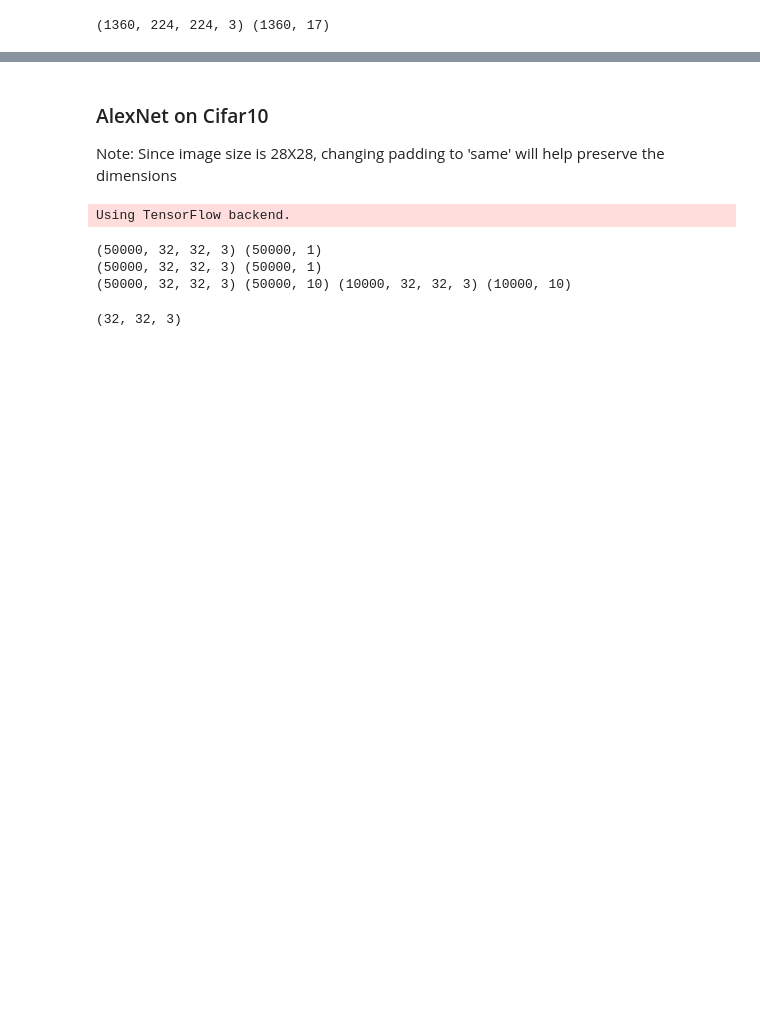
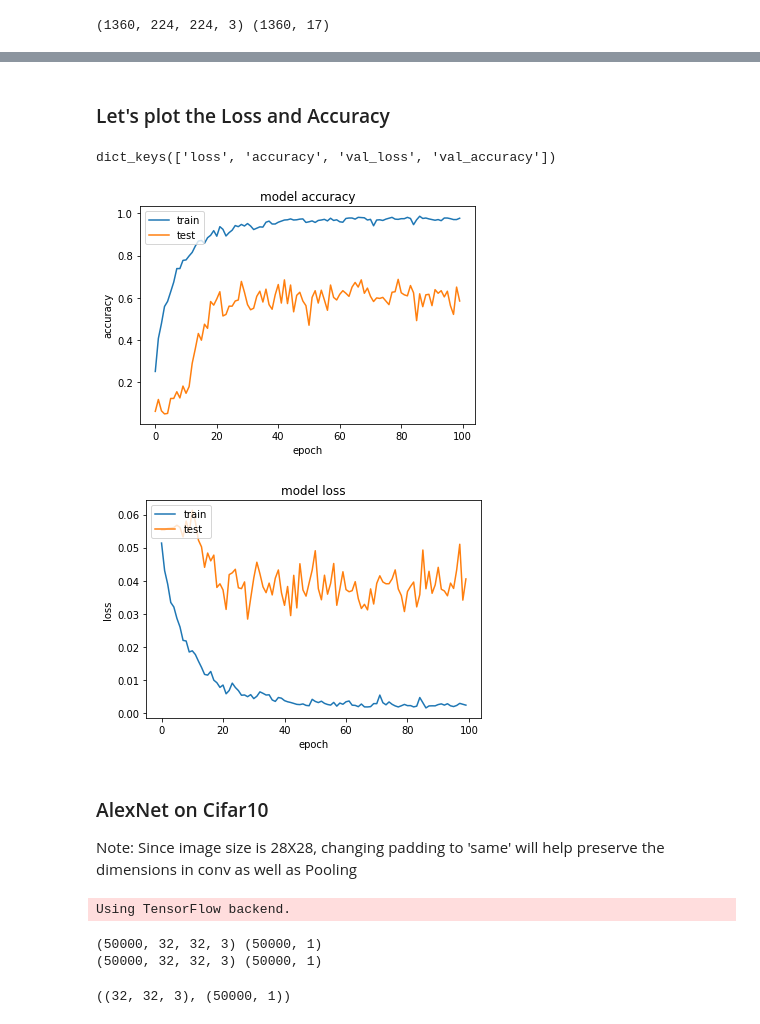
Before and after one commit to sachinkun21/CNN_Architectures, a Jupyter notebook: AlexNet_Tensorflow.ipynb, the cells around one changed output, grey strips where cells are left out. Drawn from its saved outputs; the diff is of its cells as text; code cells hidden in the pictures; blank space fills up the shorter version.

```diff
--- a/AlexNet_Tensorflow.ipynb
+++ b/AlexNet_Tensorflow.ipynb
@@ -324,12 +317,12 @@ class AlexNet(tf.keras.Model):
     super(AlexNet,self).__init__()
     self.inp   = tf.keras.Input(shape=shape)
 
-    self.conv1 = tf.keras.layers.Conv2D(filters = 96,kernel_size = (11,11),activation=act_fun, strides=(4,4), padding='valid')
+    self.conv1 = tf.keras.layers.Conv2D(filters = 96,kernel_size = (11,11),activation=act_fun, strides=(4,4), padding=padding)
     self.pool1 = tf.keras.layers.MaxPooling2D(pool_size=(3,3), strides=(2,2), padding = padding)
     self.BN_1  = tf.keras.layers.BatchNormalization()
 
     # 2nd Convolutional Layer
-    self.conv2 = tf.keras.layers.Conv2D(filters=256, kernel_size=(5,5), strides=(1,1), padding='valid', activation=act_fun)
+    self.conv2 = tf.keras.layers.Conv2D(filters=256, kernel_size=(5,5), strides=(1,1), padding=padding, activation=act_fun)
     self.pool2 = tf.keras.layers.MaxPooling2D(pool_size=(3, 3) ,strides=(2,2), padding = padding)
     self.BN_2  = tf.keras.layers.BatchNormalization()
 
@@ -431,7 +480,10 @@ print(x.shape,y.shape)
 # %%
+# model Object
 alexnet = AlexNet(act_fun = 'relu', shape=x.shape[1:], pred_shape = y.shape[1:][0], padding = 'valid')
 
-batch_size = 64
+# Batch Size
+batch_size = 32
 
-alexnet.compile(optimizer= tf.keras.optimizers.Adam(), loss='mse',metrics = ['accuracy'])
+# Compiling model with Optimizer and Loss
+alexnet.compile(optimizer= tf.keras.optimizers.Adam(learning_rate = 0.0001), loss='mse',metrics = ['accuracy'])
 # %%
@@ -478,7 +531,36 @@ _________________________________________________________________
+# %% [markdown]
+### Let's plot the Loss and Accuracy
+# %%
+history = alexnet.history
+
+# list all data in history
+print(history.history.keys())
+
+# plot history for accuracy
+plt.plot(history.history['accuracy'])
+plt.plot(history.history['val_accuracy'])
+plt.title('model accuracy')
+plt.ylabel('accuracy')
+plt.xlabel('epoch')
+plt.legend(['train', 'test'], loc='upper left')
+plt.show()
+
+# plot history for loss
+plt.plot(history.history['loss'])
+plt.plot(history.history['val_loss'])
+plt.title('model loss')
+plt.ylabel('loss')
+plt.xlabel('epoch')
+plt.legend(['train', 'test'], loc='upper left')
+plt.show()
+# %% [output]
+dict_keys(['loss', 'accuracy', 'val_loss', 'val_accuracy'])
+[figure, added]
+[figure, added]
 # %% [markdown]
 ### AlexNet on Cifar10
 
-Note: Since image size is 28X28, changing padding to 'same' will help preserve the dimensions
+Note: Since image size is 28X28, changing padding to 'same' will help preserve the dimensions in conv as well as Pooling
 # %%
 import keras
 from keras.datasets import cifar10
@@ -499,17 +581,11 @@ print(x_train.shape,y_train.shape)
 # Normalization
 x_train = x_train / 255
 x_test = x_test / 255
-
-# One Hot Encoding
-y_train = keras.utils.to_categorical(y_train, 10)
-y_test = keras.utils.to_categorical(y_test, 10)
-print(x_train.shape,y_train.shape, x_test.shape,y_test.shape)
 # %% [output]
 Using TensorFlow backend.
 (50000, 32, 32, 3) (50000, 1)
 (50000, 32, 32, 3) (50000, 1)
-(50000, 32, 32, 3) (50000, 10) (10000, 32, 32, 3) (10000, 10)
 # %%
-x_train.shape[1:]
+x_train.shape[1:], y_train.shape
 # %% [output]
-(32, 32, 3)
+((32, 32, 3), (50000, 1))
```
Also changed, not shown: parts of 21 cells of this notebook.
